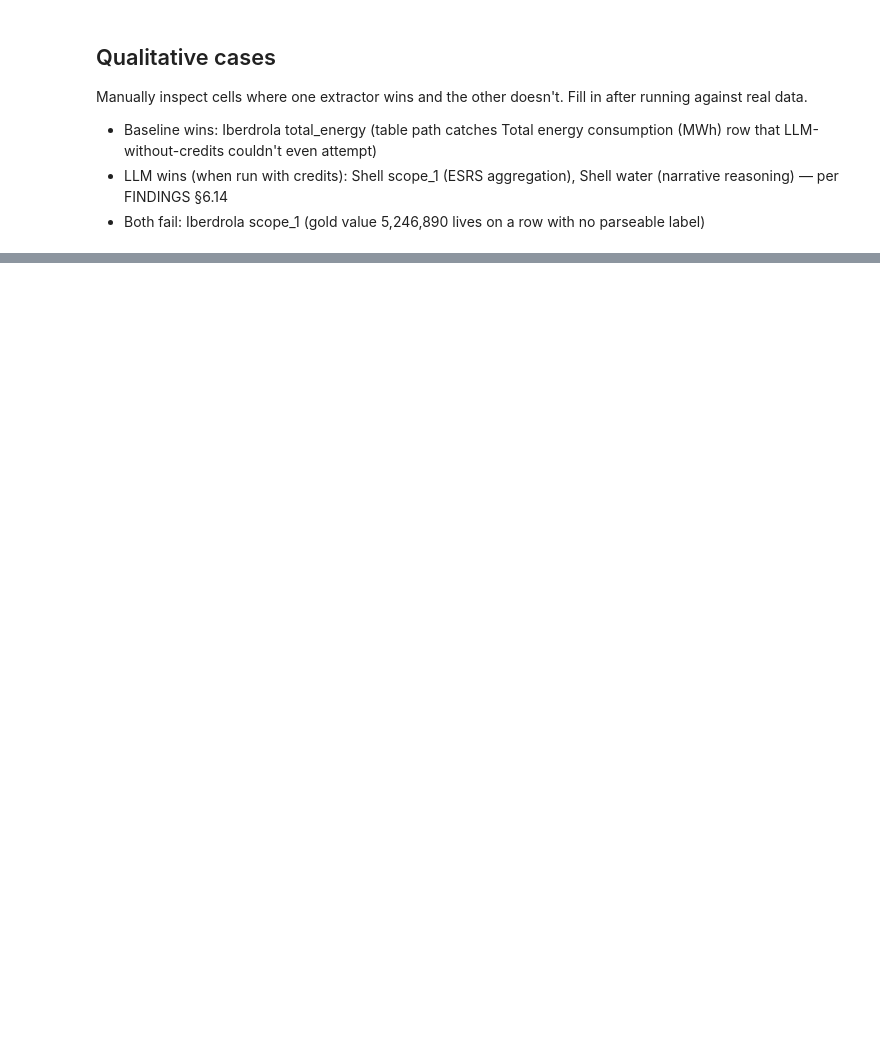
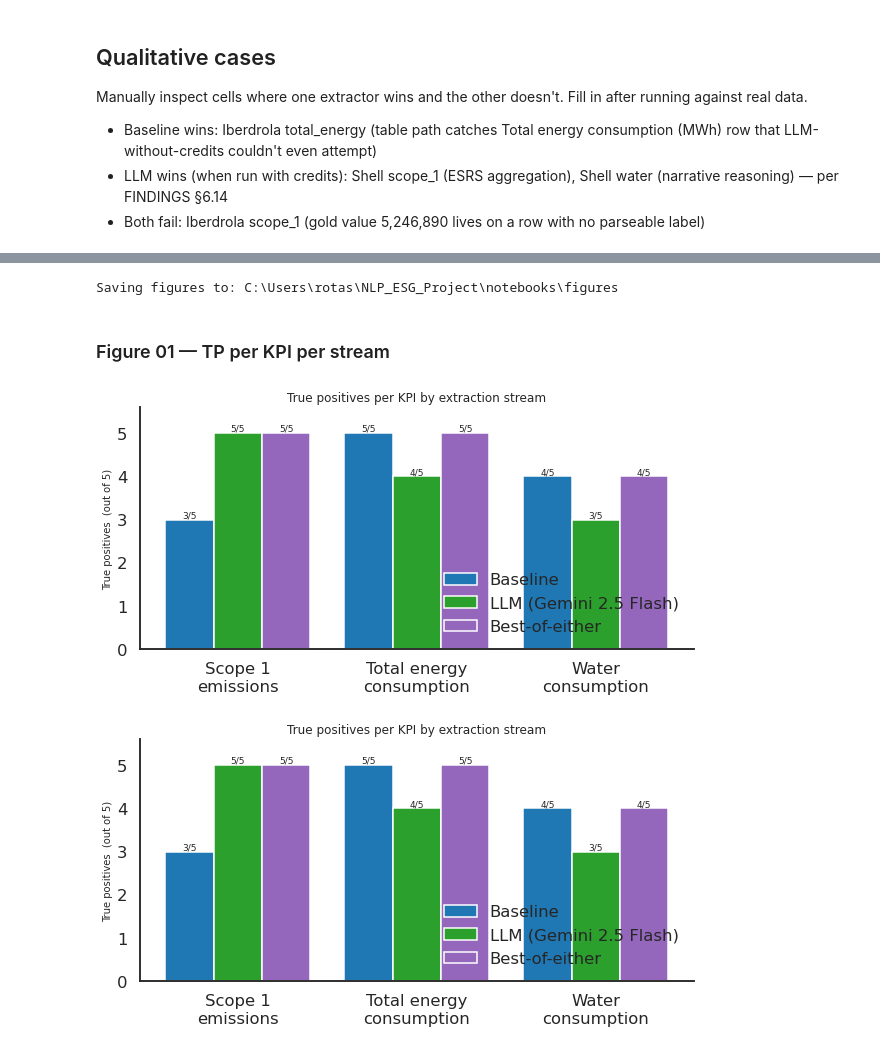
Before and after one commit to rotask/nlp-esg-extractor, a Jupyter notebook: notebooks/demo.ipynb, the cells around one changed output, grey strips where cells are left out. Saved outputs shown, nothing was run; the diff lists cells and outputs as text; code cells hidden in the pictures; blank space fills up the shorter version.

```diff
--- a/notebooks/demo.ipynb
+++ b/notebooks/demo.ipynb
@@ -93,0 +100,26 @@ Manually inspect cells where one extractor wins and the other doesn't. Fill in a
+# %%
+import os, sys, importlib
+from pathlib import Path
+# Cell 10 above sets EMBEDDING_MODEL=minilm for the comparison; reset it
+# so the figure cells below run against the same ClimateBERT index that
+# the production pipeline uses.
+os.environ['EMBEDDING_MODEL'] = 'climatebert'
+import nlp_esg.config, nlp_esg.retrieval, nlp_esg.pipeline
+importlib.reload(nlp_esg.config)
+importlib.reload(nlp_esg.retrieval)
+importlib.reload(nlp_esg.pipeline)
+
+sys.path.insert(0, str(Path('.').resolve() / 'notebooks'))
+import make_figures
+importlib.reload(make_figures)
+make_figures._apply_style()
+print(f"Saving figures to: {make_figures.FIGS}")
+# %% [output]
+Saving figures to: C:\Users\rotas\NLP_ESG_Project\notebooks\figures
+# %% [markdown]
+### Figure 01 — TP per KPI per stream
+# %%
+make_figures.fig_01_tp_per_kpi()
+# %% [output]
+[figure, added]
+[figure, added]
```
Also changed, not shown: parts of 31 cells of this notebook, 16 other files.
